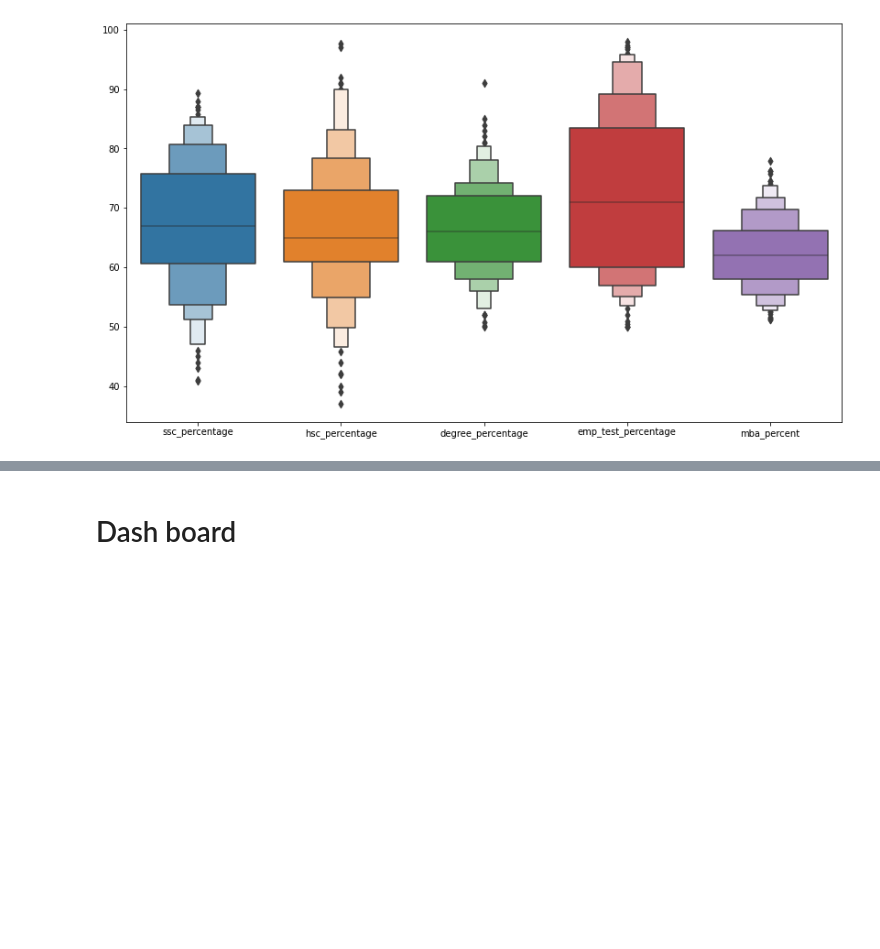
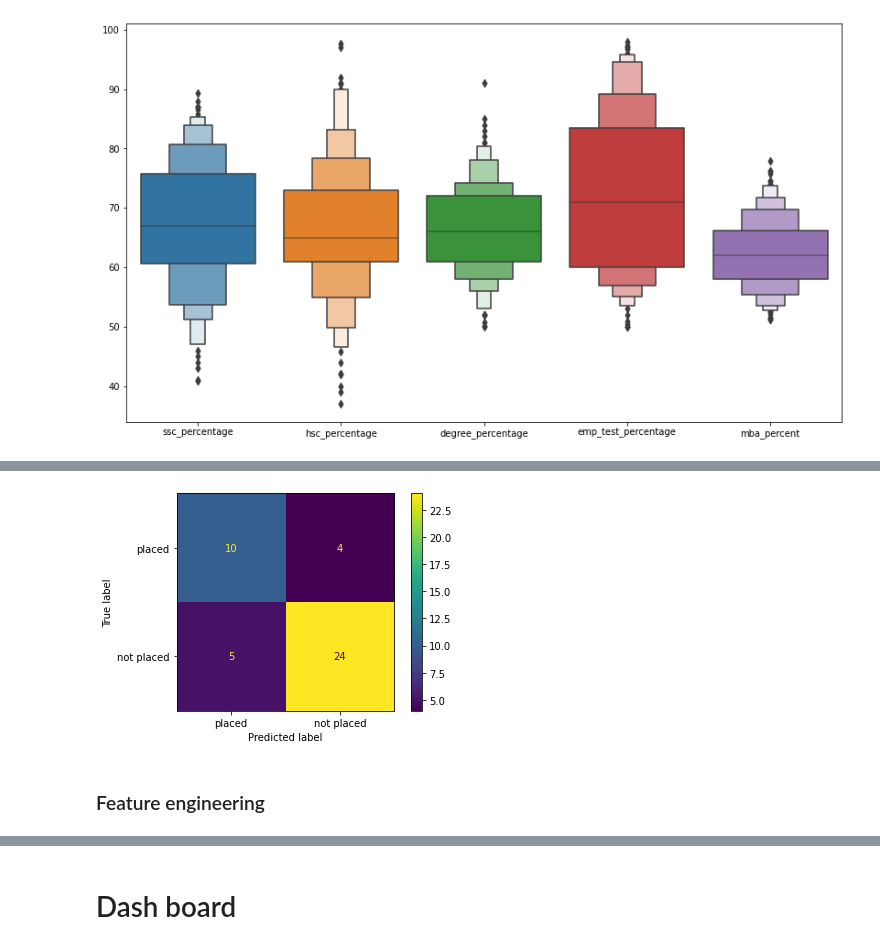
Before and after one commit to Tuwaiq-Data-Science-Bootcamp-V2/Bootcamp-Project-4, a Jupyter notebook: Project4.ipynb, the cells around one changed output, grey strips where cells are left out. Saved outputs shown, nothing was run; the diff lists cells and outputs as text; code cells hidden in the pictures; blank space fills up the shorter version.

```diff
--- a/Project4.ipynb
+++ b/Project4.ipynb
@@ -144,0 +275,3 @@ y = dataset['status']
+# %%
+X = df.drop(columns='status',axis=1)
+y = df['status']
@@ -144,0 +326,7 @@ y = dataset['status']
+# %%
+X =Scaler.fit_transform(X)
+# %%
+X_train, X_test, y_train, y_test = train_test_split(X, y, test_size=0.2, random_state=25)
+dtcS = DecisionTreeClassifier()
+dtcS.fit(X_train,y_train)# Learning
+y_pred = dtcS.predict(X_test)# Predictions
@@ -144,0 +355,8 @@ y = dataset['status']
+# %%
+disp=ConfusionMatrixDisplay(confusion_matrix(y_test,y_pred),display_labels=['placed','not placed'])
+disp.plot()
+plt.show()
+# %% [output]
+[figure, added]
+# %% [markdown]
+### Feature engineering
```
Also changed, not shown: parts of 56 cells of this notebook, 9 other files.
